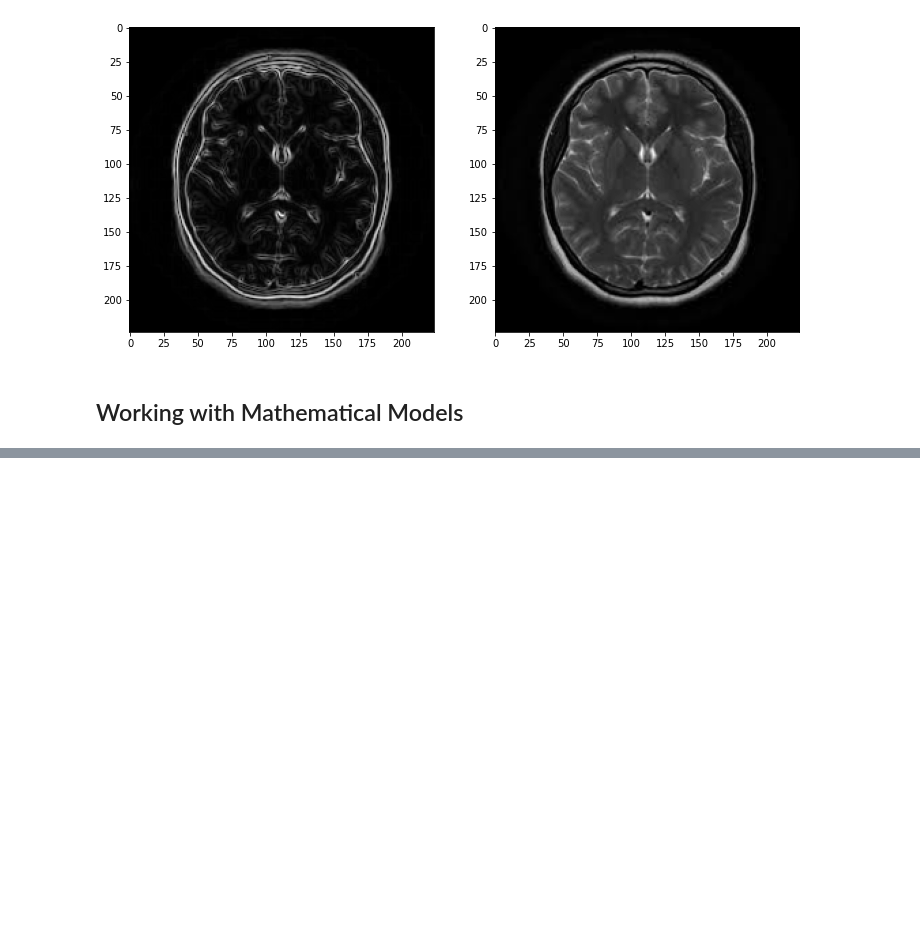
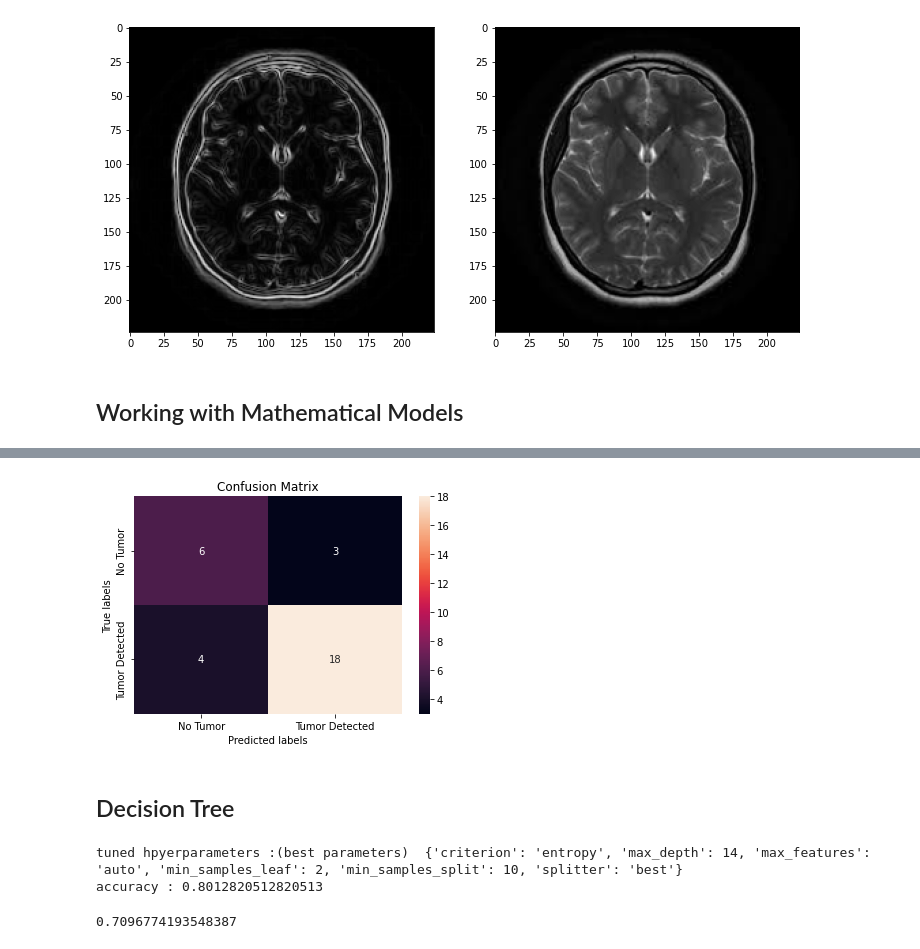
Before and after one commit to ssagar012/Kaggle-Projects, a Jupyter notebook: brain-tumor-detection-using-glcm-filters.ipynb, the cells around one changed output, grey strips where cells are left out. Saved outputs shown, nothing was run; the diff lists cells and outputs as text; code cells hidden in the pictures; blank space fills up the shorter version.

```diff
--- a/brain-tumor-detection-using-glcm-filters.ipynb
+++ b/brain-tumor-detection-using-glcm-filters.ipynb
@@ -446,0 +491,6 @@ Name: label, dtype: int64
+# %%
+parameters = {'n_neighbors': [1, 2, 3, 4, 5, 6, 7, 8, 9, 10],
+              'algorithm': ['auto', 'ball_tree', 'kd_tree', 'brute'],
+              'p': [1,2]}
+
+KNN = KNeighborsClassifier()
@@ -446,0 +509,7 @@ Name: label, dtype: int64
+# %%
+yhat=knn_cv.predict(X_test)
+plot_confusion_matrix(y_test,yhat)
+# %% [output]
+[figure, added]
+# %% [markdown]
+## Decision Tree
@@ -446,0 +525,13 @@ Name: label, dtype: int64
+# %%
+tree_cv = GridSearchCV(tree, parameters, cv=10)
+tree_cv.fit(X_train,y_train)
+print("tuned hpyerparameters :(best parameters) ",tree_cv.best_params_)
+print("accuracy :",tree_cv.best_score_)
+# %% [output]
+tuned hpyerparameters :(best parameters)  {'criterion': 'entropy', 'max_depth': 14, 'max_features': 'auto', 'min_samples_leaf': 2, 'min_samples_split': 10, 'splitter': 'best'}
+accuracy : 0.8012820512820513
+# %%
+
+tree_cv.score(X_test,y_test)
+# %% [output]
+0.7096774193548387
```
Also changed, not shown: parts of 16 cells of this notebook.
